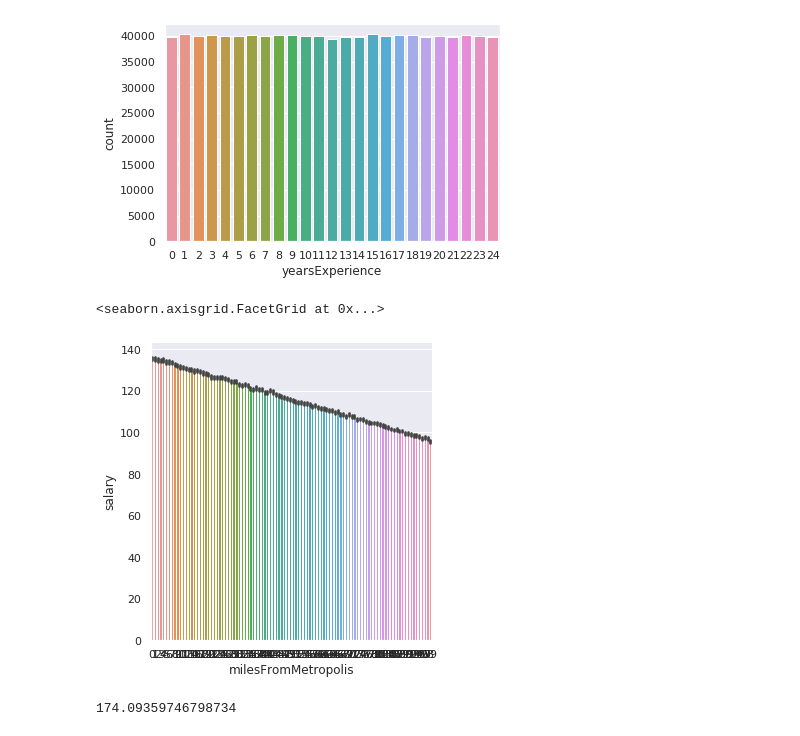
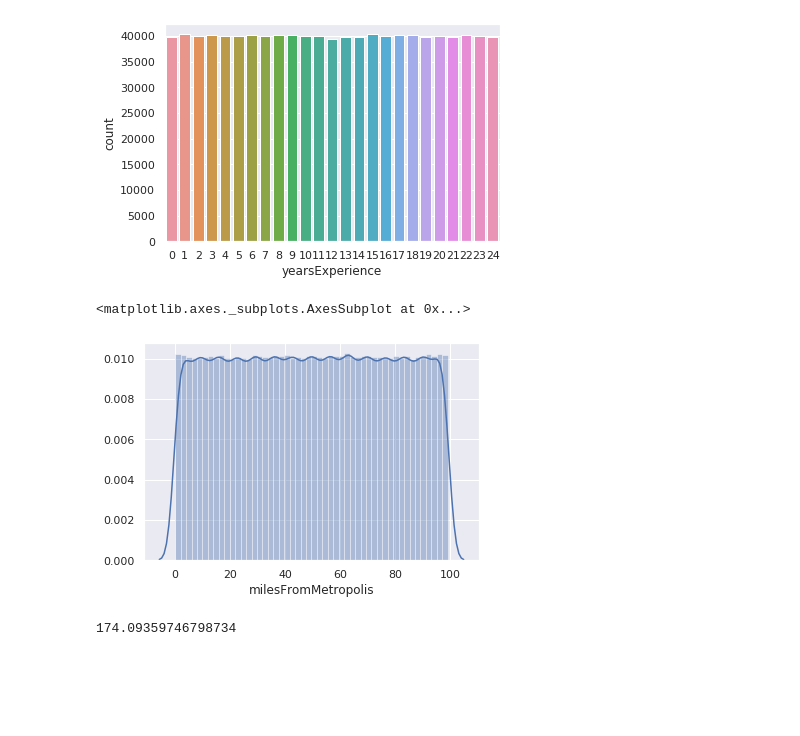
Before and after one commit to sagar625/SalaryPrediction, a Jupyter notebook: SalaryPrediction.ipynb, the cells around one changed output. Saved outputs shown, nothing was run; the diff lists cells and outputs as text; code cells hidden in the pictures; blank space fills up the shorter version.

```diff
--- a/SalaryPrediction.ipynb
+++ b/SalaryPrediction.ipynb
@@ -171,11 +180,11 @@ sns.countplot(training_set_with_label['yearsExperience'])
 # %% [output]
 <matplotlib.axes._subplots.AxesSubplot at 0x...>
 [figure]
-# %%
-sns.catplot('milesFromMetropolis','salary',kind="bar",data=training_set_with_label)
-# %% [output]
-<seaborn.axisgrid.FacetGrid at 0x...>
-[figure, removed]
+# %%
+sns.distplot(training_set_with_label['milesFromMetropolis'])
+# %% [output]
+<matplotlib.axes._subplots.AxesSubplot at 0x...>
+[figure, added]
 # %%
 outliers_value = training_set_with_label['salary'].mean()*1.5
 outliers_value
```
Also changed, not shown: parts of 6 cells of this notebook.
